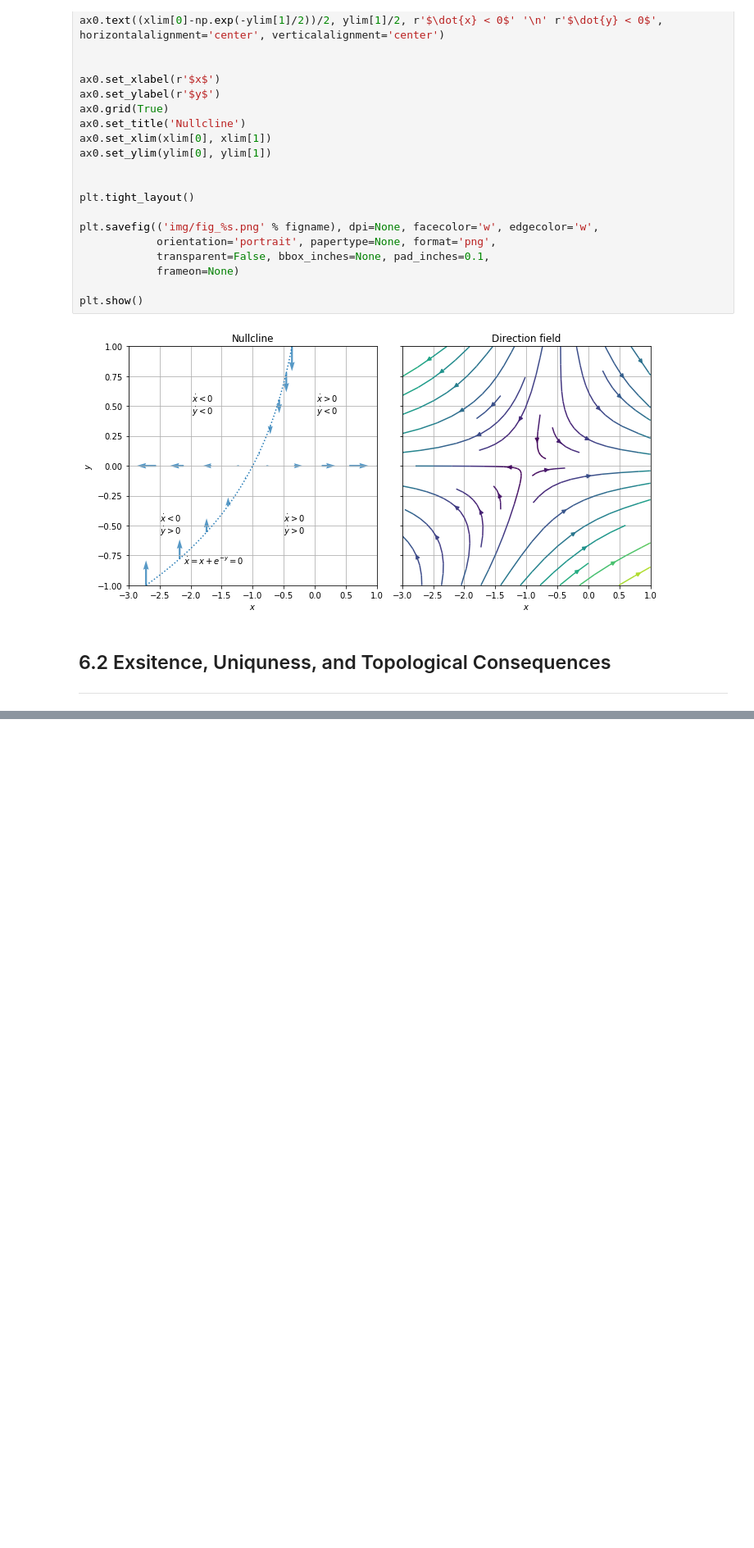
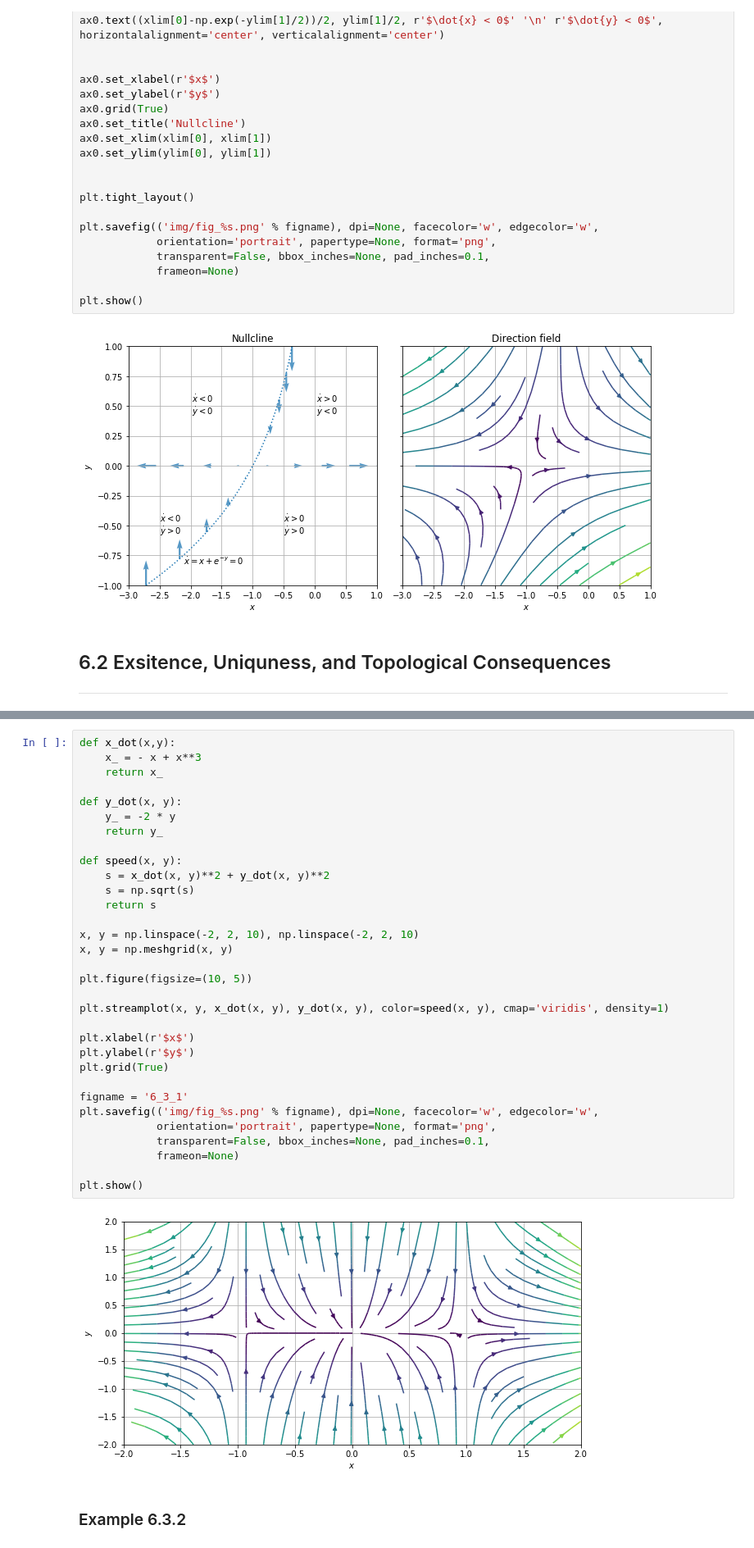
Before and after one commit to shumez/NLDC, a Jupyter notebook: c06/note.ipynb, the cells around one changed output, grey strips where cells are left out. Shown at 82% size. Drawn from its saved outputs; the diff is of its cells as text; blank space fills up the shorter version.

Commit message:
#Example-6.3.1

```diff
--- a/c06/note.ipynb
+++ b/c06/note.ipynb
@@ -243,3 +394,39 @@ plt.show()
+# %%
+def x_dot(x,y):
+    x_ = - x + x**3
+    return x_
+
+def y_dot(x, y):
+    y_ = -2 * y
+    return y_
+
+def speed(x, y):
+    s = x_dot(x, y)**2 + y_dot(x, y)**2
+    s = np.sqrt(s)
+    return s
+
+x, y = np.linspace(-2, 2, 10), np.linspace(-2, 2, 10)
+x, y = np.meshgrid(x, y)
+
+plt.figure(figsize=(10, 5))
+
+plt.streamplot(x, y, x_dot(x, y), y_dot(x, y), color=speed(x, y), cmap='viridis', density=1)
+
+plt.xlabel(r'$x$')
+plt.ylabel(r'$y$')
+plt.grid(True)
+
+figname = '6_3_1'
+plt.savefig(('img/fig_%s.png' % figname), dpi=None, facecolor='w', edgecolor='w',
+            orientation='portrait', papertype=None, format='png',
+            transparent=False, bbox_inches=None, pad_inches=0.1,
+            frameon=None)
+
+plt.show()
+# %% [output]
+[figure, added]
+# %% [markdown]
+### Example 6.3.2
 # %% [markdown]
 ---
 
```
Also changed, not shown: parts of 13 cells of this notebook, 2 other files.
